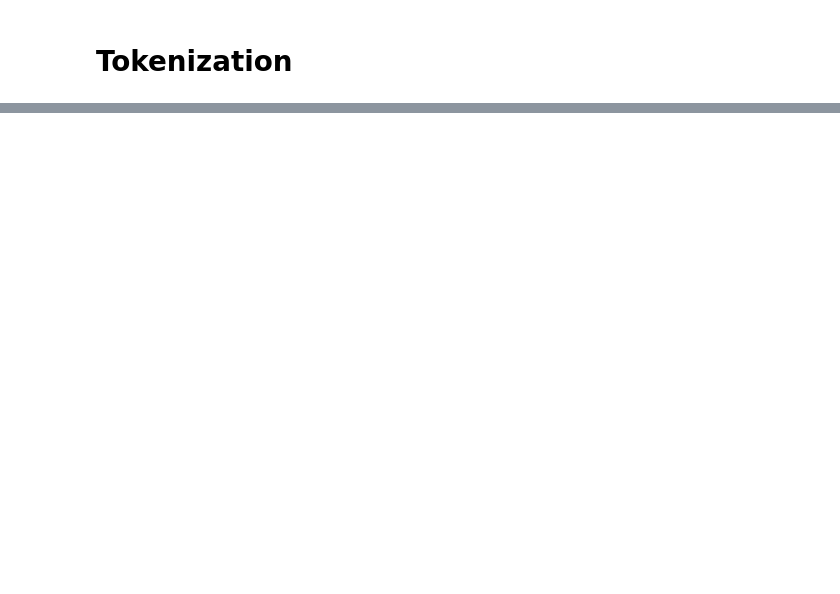
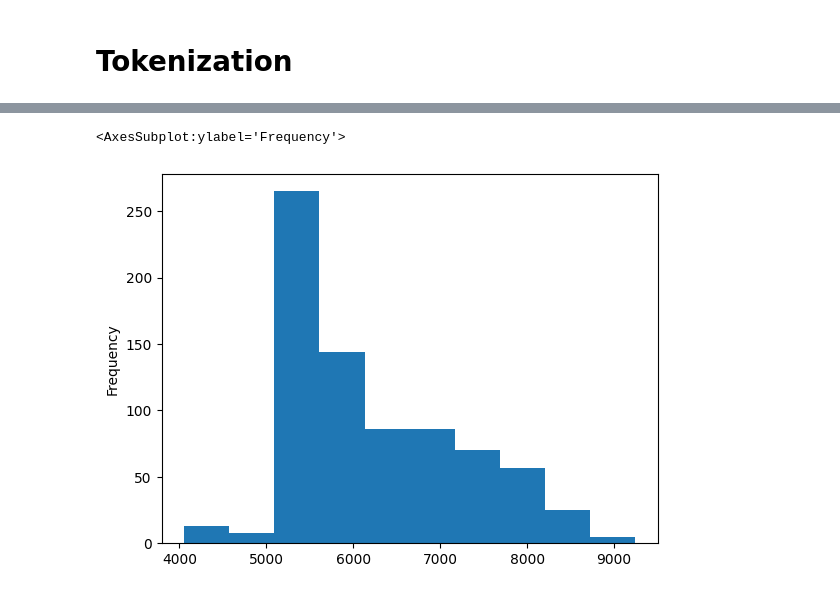
Before and after one commit to swoook/fastText, a Jupyter notebook: examples/tokenization/notebook.ipynb, the cells around one changed output, grey strips where cells are left out. Saved outputs shown, nothing was run; the diff lists cells and outputs as text; code cells hidden in the pictures; blank space fills up the shorter version.

```diff
--- a/examples/tokenization/notebook.ipynb
+++ b/examples/tokenization/notebook.ipynb
@@ -13,0 +64,5 @@
+# %%
+mecab_people[mecab_people['표층형'].str.len() == 1]['비용'].plot.hist()
+# %% [output]
+<AxesSubplot:ylabel='Frequency'>
+[figure, added]
```
Also changed, not shown: parts of 11 cells of this notebook, 2 other files.
